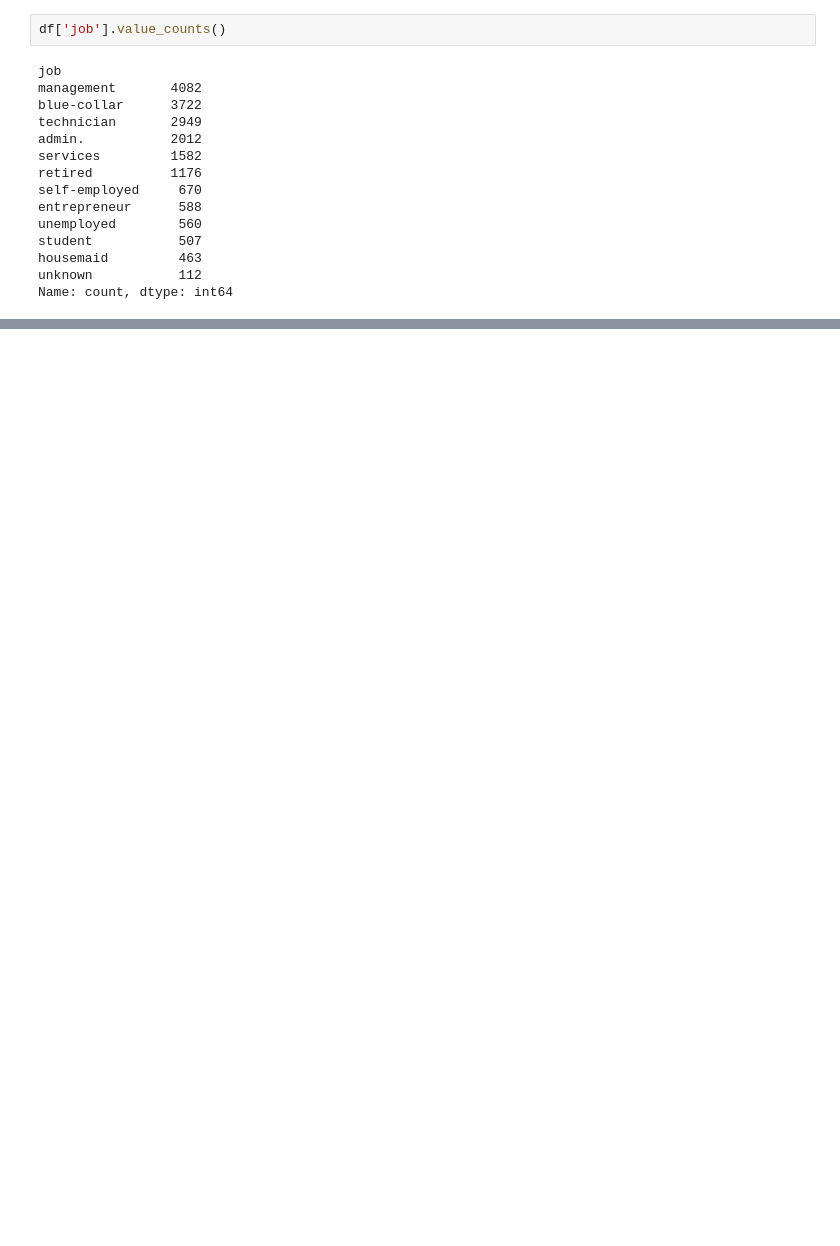
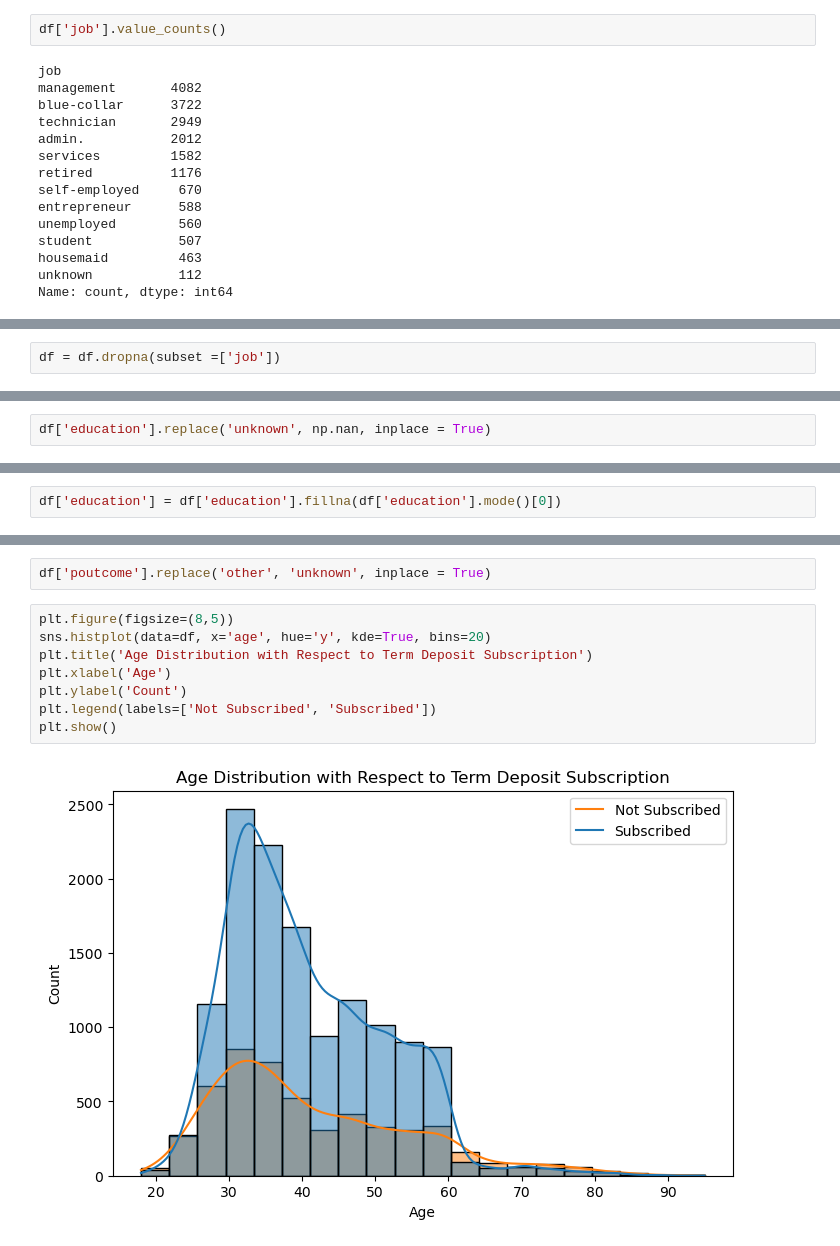
Before and after one commit to axt0895/data-science, a Jupyter notebook: Classification-Evaluation.ipynb, the cells around one changed output, grey strips where cells are left out. Drawn from its saved outputs; the diff is of its cells as text; blank space fills up the shorter version.

```diff
--- a/Classification-Evaluation.ipynb
+++ b/Classification-Evaluation.ipynb
@@ -258,0 +167,2 @@ dtype: object
+# %%
+df = df.dropna(subset =['job'])
@@ -258,0 +182,2 @@ dtype: object
+# %%
+df['education'].replace('unknown', np.nan, inplace = True)
@@ -258,0 +201,2 @@ dtype: object
+# %%
+df['education'] = df['education'].fillna(df['education'].mode()[0])
@@ -258,0 +229,12 @@ dtype: object
+# %%
+df['poutcome'].replace('other', 'unknown', inplace = True)
+# %%
+plt.figure(figsize=(8,5))
+sns.histplot(data=df, x='age', hue='y', kde=True, bins=20)
+plt.title('Age Distribution with Respect to Term Deposit Subscription')
+plt.xlabel('Age')
+plt.ylabel('Count')
+plt.legend(labels=['Not Subscribed', 'Subscribed'])
+plt.show()
+# %% [output]
+[figure, added]
```
Also changed, not shown: parts of 89 cells of this notebook.
